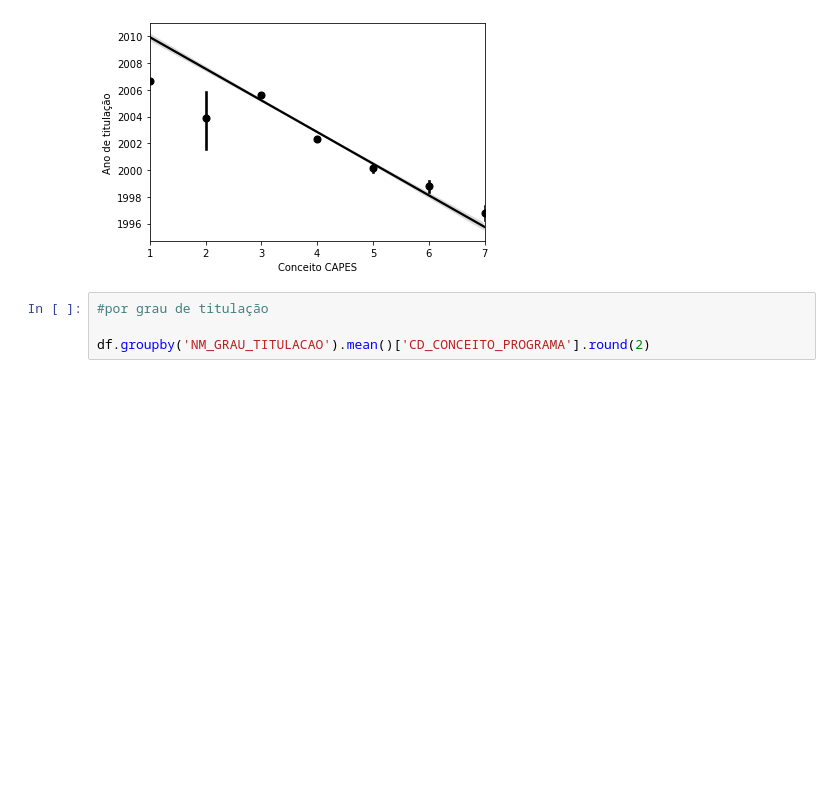
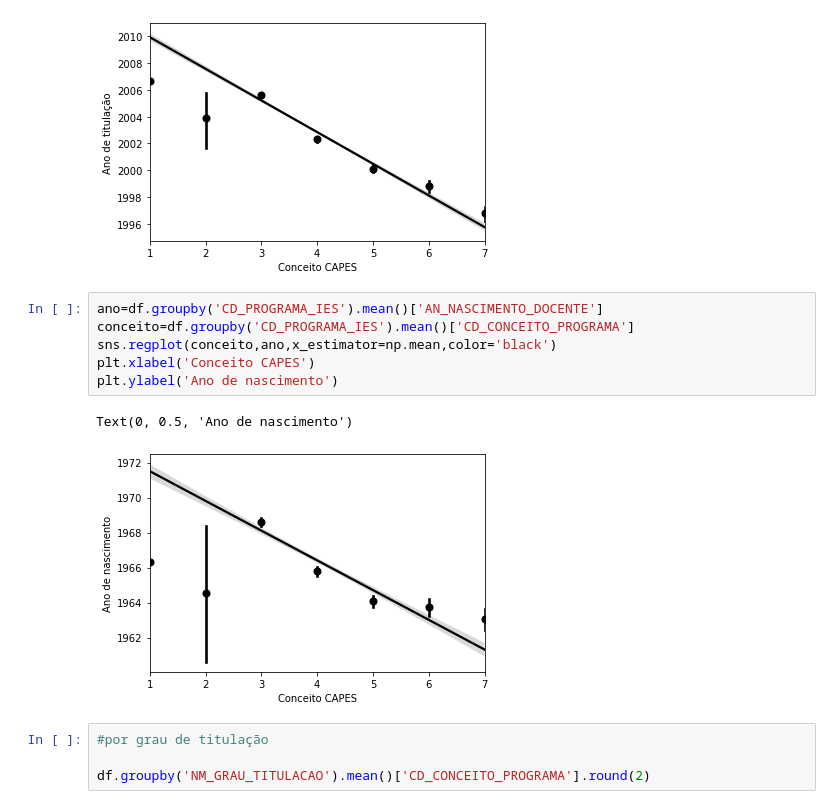
Before and after one commit to ieee-uerj/capes-data-analysis, a Jupyter notebook: Docentes - Gustavo e Romulo.ipynb, the cells around one changed output. Cells and saved outputs as stored; diff of their text form; blank space fills up the shorter version.

```diff
--- a/Docentes - Gustavo e Romulo.ipynb
+++ b/Docentes - Gustavo e Romulo.ipynb
@@ -44,6 +55,15 @@ plt.ylabel('Ano de titulação')
 # %% [output]
 Text(0, 0.5, 'Ano de titulação')
 [figure]
+# %%
+ano=df.groupby('CD_PROGRAMA_IES').mean()['AN_NASCIMENTO_DOCENTE']
+conceito=df.groupby('CD_PROGRAMA_IES').mean()['CD_CONCEITO_PROGRAMA']
+sns.regplot(conceito,ano,x_estimator=np.mean,color='black')
+plt.xlabel('Conceito CAPES')
+plt.ylabel('Ano de nascimento')
+# %% [output]
+Text(0, 0.5, 'Ano de nascimento')
+[figure, added]
 # %%
 #por grau de titulação
 
```
Also changed, not shown: parts of 14 cells of this notebook, 2 other files.
